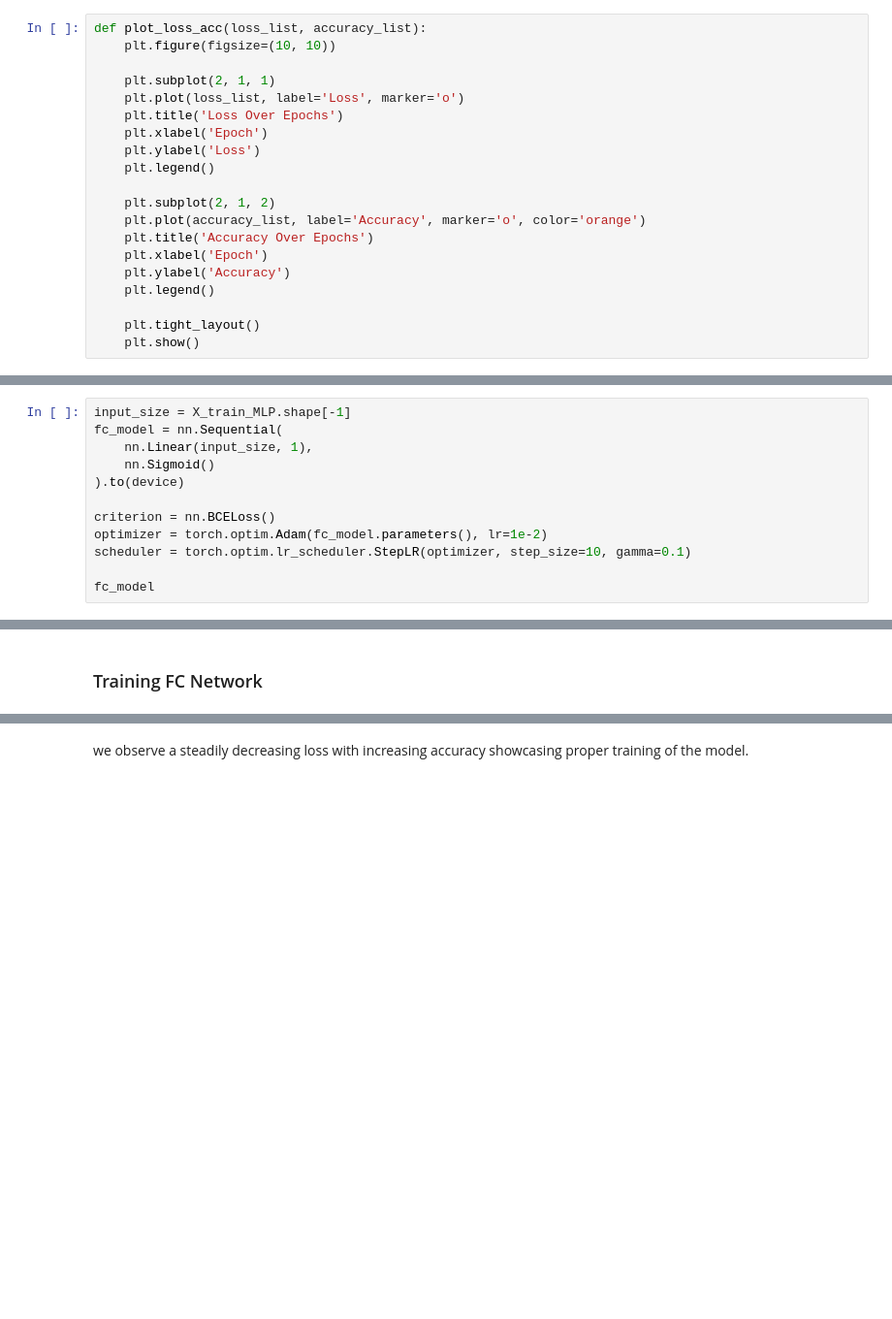
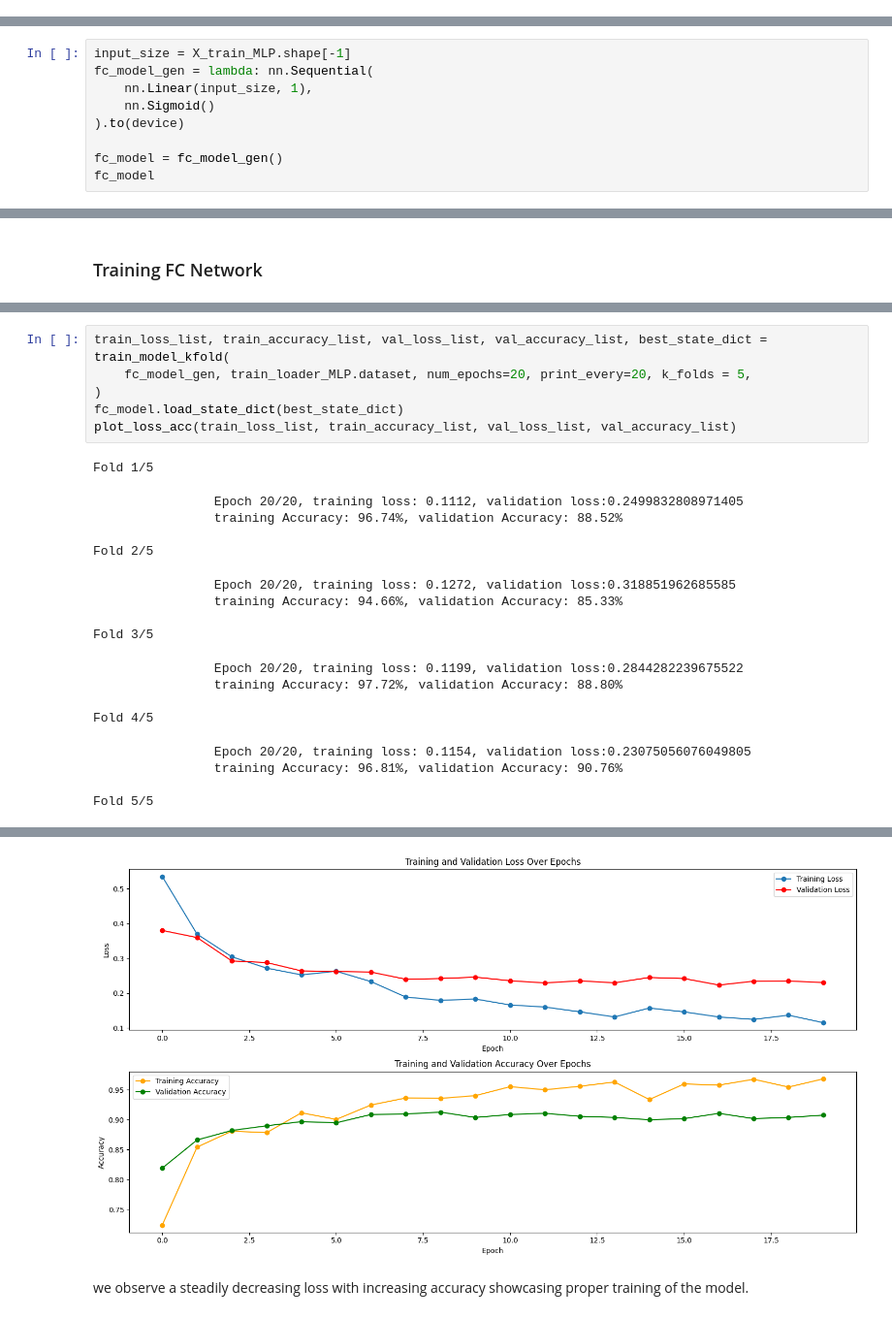
Before and after one commit to Theborna/Deep-Learning-Homework, a Jupyter notebook: HW4/Q1/bbbp-rnn-lstm.ipynb, the cells around one changed output, grey strips where cells are left out. Shown at 97% size. Saved outputs shown, nothing was run; the diff lists cells and outputs as text; blank space fills up the shorter version.

Commit message:
added k-fold cross validation

```diff
--- a/HW4/Q1/bbbp-rnn-lstm.ipynb
+++ b/HW4/Q1/bbbp-rnn-lstm.ipynb
@@ -224,20 +323,0 @@ def train_model(model, optimizer, criterion, scheduler, dataset, num_epochs, pri
-# %%
-def plot_loss_acc(loss_list, accuracy_list):
-    plt.figure(figsize=(10, 10))
-
-    plt.subplot(2, 1, 1)
-    plt.plot(loss_list, label='Loss', marker='o')
-    plt.title('Loss Over Epochs')
-    plt.xlabel('Epoch')
-    plt.ylabel('Loss')
-    plt.legend()
-
-    plt.subplot(2, 1, 2)
-    plt.plot(accuracy_list, label='Accuracy', marker='o', color='orange')
-    plt.title('Accuracy Over Epochs')
-    plt.xlabel('Epoch')
-    plt.ylabel('Accuracy')
-    plt.legend()
-
-    plt.tight_layout()
-    plt.show()
@@ -266,15 +328,12 @@ def eval_model(model, dataset, device):
 here we will define the FC network with Binary cross entropy loss.
 # %%
 input_size = X_train_MLP.shape[-1]
-fc_model = nn.Sequential(
+fc_model_gen = lambda: nn.Sequential(
     nn.Linear(input_size, 1),
     nn.Sigmoid()
 ).to(device)
 
-criterion = nn.BCELoss()
-optimizer = torch.optim.Adam(fc_model.parameters(), lr=1e-2)
-scheduler = torch.optim.lr_scheduler.StepLR(optimizer, step_size=10, gamma=0.1)
-
+fc_model = fc_model_gen()
 fc_model
 # %% [output]
 Sequential(
@@ -294,0 +345,24 @@ Epoch 20/20, Loss: 0.1555, Accuracy: 95.05%
+# %%
+train_loss_list, train_accuracy_list, val_loss_list, val_accuracy_list, best_state_dict = train_model_kfold(
+    fc_model_gen, train_loader_MLP.dataset, num_epochs=20, print_every=20, k_folds = 5,
+)
+fc_model.load_state_dict(best_state_dict)
+plot_loss_acc(train_loss_list, train_accuracy_list, val_loss_list, val_accuracy_list)
+# %% [output]
+Fold 1/5
+                Epoch 20/20, training loss: 0.1112, validation loss:0.2499832808971405
+                training Accuracy: 96.74%, validation Accuracy: 88.52%
+
+Fold 2/5
+                Epoch 20/20, training loss: 0.1272, validation loss:0.318851962685585
+                training Accuracy: 94.66%, validation Accuracy: 85.33%
+
+Fold 3/5
+                Epoch 20/20, training loss: 0.1199, validation loss:0.2844282239675522
+                training Accuracy: 97.72%, validation Accuracy: 88.80%
+
+Fold 4/5
+                Epoch 20/20, training loss: 0.1154, validation loss:0.23075056076049805
+                training Accuracy: 96.81%, validation Accuracy: 90.76%
+
+Fold 5/5
@@ -295,3 +371,4 @@ Epoch 20/20, Loss: 0.1555, Accuracy: 95.05%
+[figure, added]
 # %% [markdown]
 we observe a steadily decreasing loss with increasing accuracy showcasing proper training of the model.
 # %% [markdown]
```
Also changed, not shown: parts of 25 cells of this notebook.
